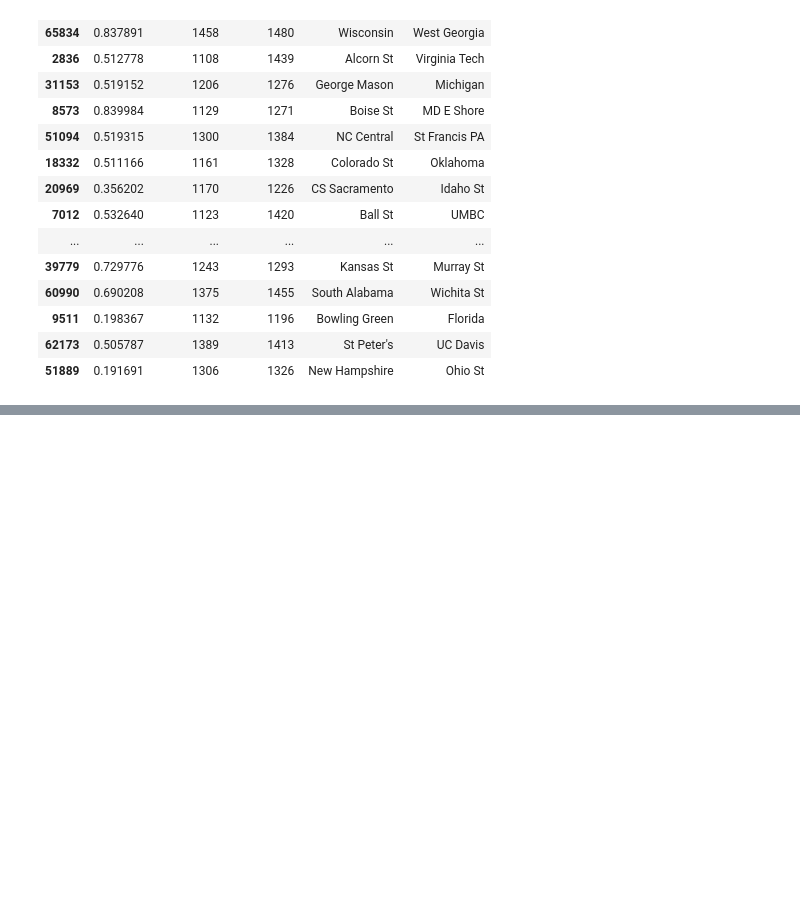
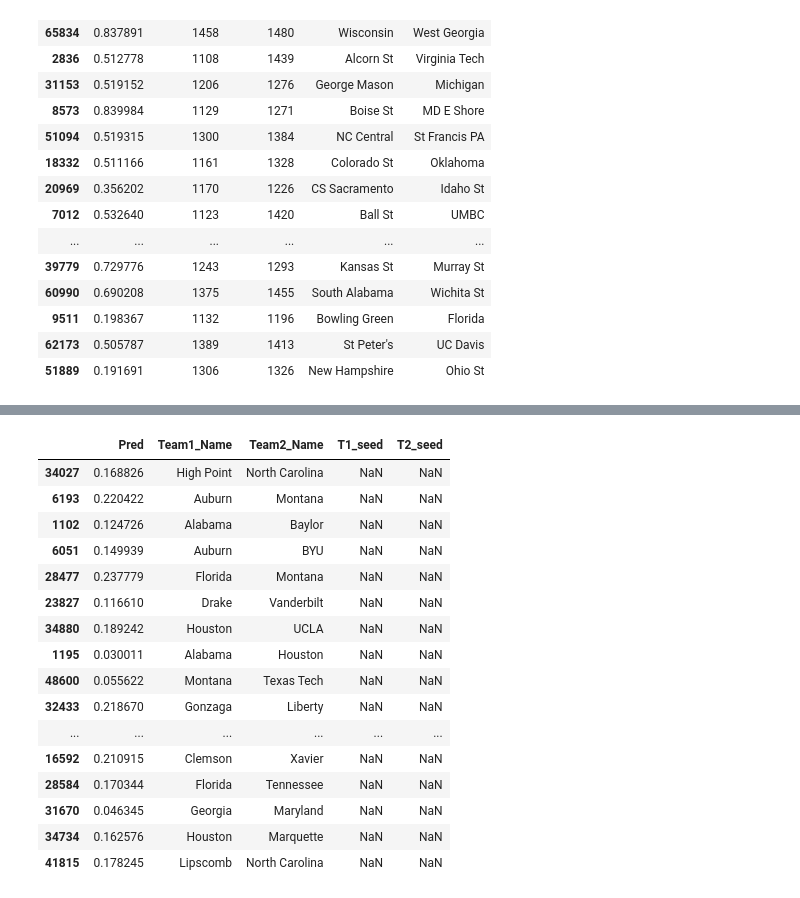
Before and after one commit to danchizik18/MarchMadness2025, a Jupyter notebook: notebooks/look_at_submission/exploreSubmission.ipynb, the cells around one changed output, grey strips where cells are left out. Saved outputs shown, nothing was run; the diff lists cells and outputs as text; code cells hidden in the pictures; blank space fills up the shorter version.

```diff
--- a/notebooks/look_at_submission/exploreSubmission.ipynb
+++ b/notebooks/look_at_submission/exploreSubmission.ipynb
@@ -405,0 +488,6 @@ filtered_march16[['Pred', 'Team1_Name', 'Team2_Name']].sample(50)
+# %%
+march17pt3 = pd.read_csv('../../submissions/pt3March17th_full_col_submissionMarch16.2025.csv')
+filtered_march17pt3 = march17pt3[
+    (march17pt3["Team1_Name"].isin(teams)) & (march17pt3["Team2_Name"].isin(teams))
+]
+filtered_march17pt3[['Pred', 'Team1_Name', 'Team2_Name']].sample(50)
@@ -405,0 +536,20 @@ filtered_march16[['Pred', 'Team1_Name', 'Team2_Name']].sample(50)
+# %%
+filtered_march17pt3[['Pred', 'Team1_Name', 'Team2_Name', 'T1_seed', 'T2_seed']].sample(50)
+# %% [output]
+|  | Pred | Team1_Name | Team2_Name | T1_seed | T2_seed |
+| 34027 | 0.168826 | High Point | North Carolina | NaN | NaN |
+| 6193 | 0.220422 | Auburn | Montana | NaN | NaN |
+| 1102 | 0.124726 | Alabama | Baylor | NaN | NaN |
+| 6051 | 0.149939 | Auburn | BYU | NaN | NaN |
+| 28477 | 0.237779 | Florida | Montana | NaN | NaN |
+| 23827 | 0.116610 | Drake | Vanderbilt | NaN | NaN |
+| 34880 | 0.189242 | Houston | UCLA | NaN | NaN |
+| 1195 | 0.030011 | Alabama | Houston | NaN | NaN |
+| 48600 | 0.055622 | Montana | Texas Tech | NaN | NaN |
+| 32433 | 0.218670 | Gonzaga | Liberty | NaN | NaN |
+| ... | ... | ... | ... | ... | ... |
+| 16592 | 0.210915 | Clemson | Xavier | NaN | NaN |
+| 28584 | 0.170344 | Florida | Tennessee | NaN | NaN |
+| 31670 | 0.046345 | Georgia | Maryland | NaN | NaN |
+| 34734 | 0.162576 | Houston | Marquette | NaN | NaN |
+| 41815 | 0.178245 | Lipscomb | North Carolina | NaN | NaN |
```
Also changed, not shown: parts of 14 cells of this notebook, 2 other files.
